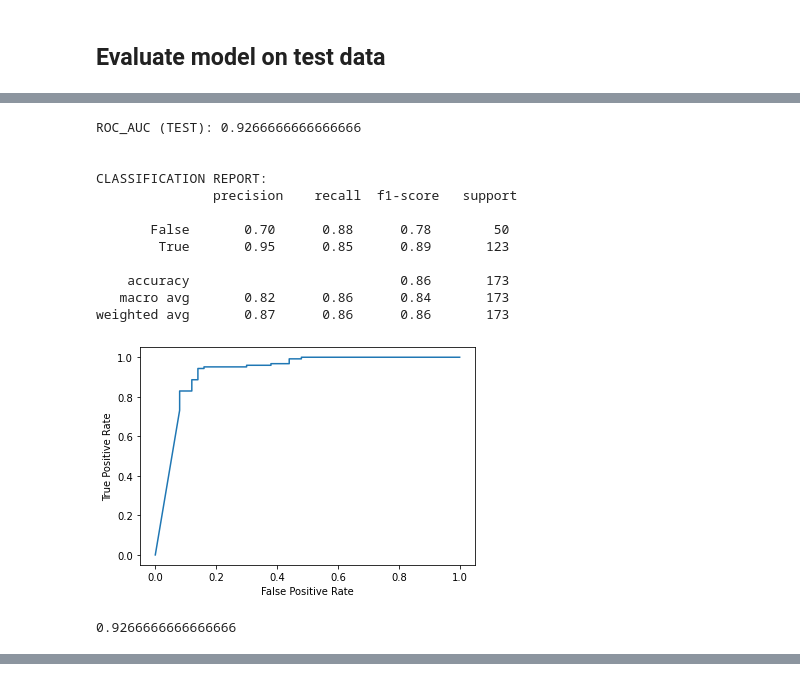
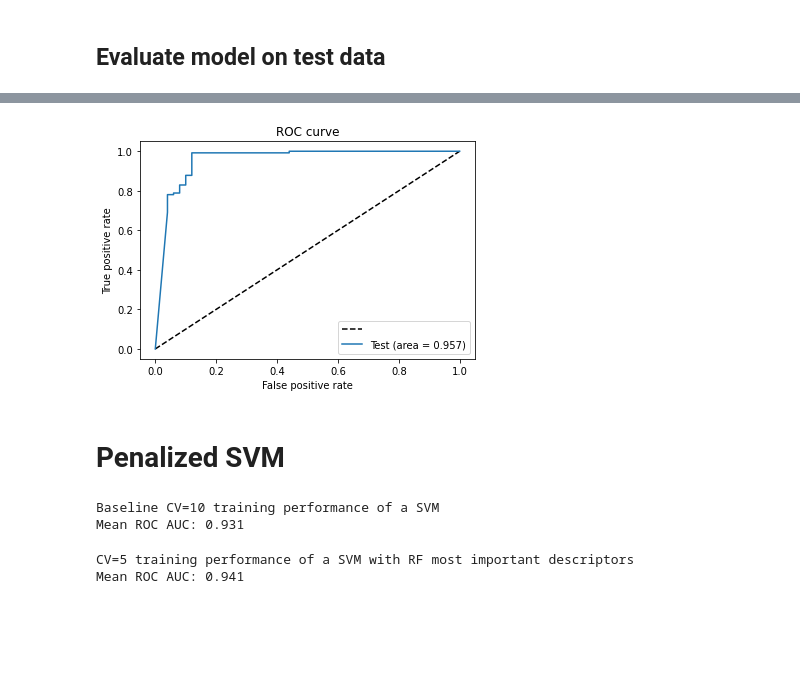
Before and after one commit to Zoya-Anwar/PythonSmellClassifiers-Mark, a Jupyter notebook: smell-classifier.py.ipynb, the cells around one changed output, grey strips where cells are left out. Saved outputs shown, nothing was run; the diff lists cells and outputs as text; code cells hidden in the pictures; blank space fills up the shorter version.

```diff
--- a/smell-classifier.py.ipynb
+++ b/smell-classifier.py.ipynb
@@ -1586,7 +1580,0 @@ plt.show()
-# %%
-# for readibility
-y_train_nn = y_train.copy()
-y_test_nn = y_test.copy()
-X_train_nn = X_train.copy()
-X_test_nn = X_test.copy()
-X_train_nn, X_test_nn = handleNaNs(X_train.copy(), X_test.copy(), option=1)
@@ -1663,17 +1581,16 @@ pd.DataFrame(clf.cv_results_)
-# %%
-test_model(clf.best_estimator_, y_test_nn, X_test_nn)
-# %% [output]
-ROC_AUC (TEST): 0.9266666666666666
-
-
-CLASSIFICATION REPORT:
-               precision    recall  f1-score   support
-
-       False       0.70      0.88      0.78        50
-        True       0.95      0.85      0.89       123
-
-    accuracy                           0.86       173
-   macro avg       0.82      0.86      0.84       173
-weighted avg       0.87      0.86      0.86       173
-[figure, removed]
-0.9266666666666666
+# %%
+y_pred_t_keras = model_final.predict(X_test_nn).ravel()
+fpr_keras, tpr_keras, thresholds_keras = roc_curve(y_test_nn, y_pred_t_keras)
+auc_t_keras = metrics.roc_auc_score(y_test_nn, y_pred_t_keras)
+auc_t_keras
+
+plt.figure(1)
+plt.plot([0, 1], [0, 1], 'k--')
+plt.plot(fpr_keras, tpr_keras)
+plt.xlabel('False positive rate')
+plt.ylabel('True positive rate')
+plt.title('ROC curve')
+plt.legend(['', 'Test (area = {:.3f})'.format(auc_t_keras)], loc='best')
+plt.show()
+plt.show()
+# %% [output]
@@ -1679,0 +1598,3 @@ weighted avg       0.87      0.86      0.86       173
+[figure, added]
+# %% [markdown]
+# Penalized SVM
@@ -1679,0 +1612,26 @@ weighted avg       0.87      0.86      0.86       173
+# %%
+from sklearn.model_selection import RepeatedStratifiedKFold
+
+print("Baseline CV=10 training performance of a SVM")
+
+# define evaluation procedure
+cv = RepeatedStratifiedKFold(n_splits=10, n_repeats=3, random_state=SEED)
+# evaluate model
+scores = cross_val_score(clf_s, X_train_svm, y_train_svm, scoring='roc_auc', cv=cv, n_jobs=-1)
+# summarize performance
+print('Mean ROC AUC: %.3f' % np.mean(scores))
+# %% [output]
+Baseline CV=10 training performance of a SVM
+Mean ROC AUC: 0.931
+# %%
+print("CV=5 training performance of a SVM with RF most important descriptors")
+
+# define evaluation procedure
+cv = RepeatedStratifiedKFold(n_splits=5, n_repeats=3, random_state=SEED)
+# evaluate model
+scores = cross_val_score(clf_s, X_train_rf, y_train_rf, scoring='roc_auc', cv=cv, n_jobs=-1)
+# summarize performance
+print('Mean ROC AUC: %.3f' % np.mean(scores))
+# %% [output]
+CV=5 training performance of a SVM with RF most important descriptors
+Mean ROC AUC: 0.941
```
Also changed, not shown: parts of 63 cells of this notebook.
